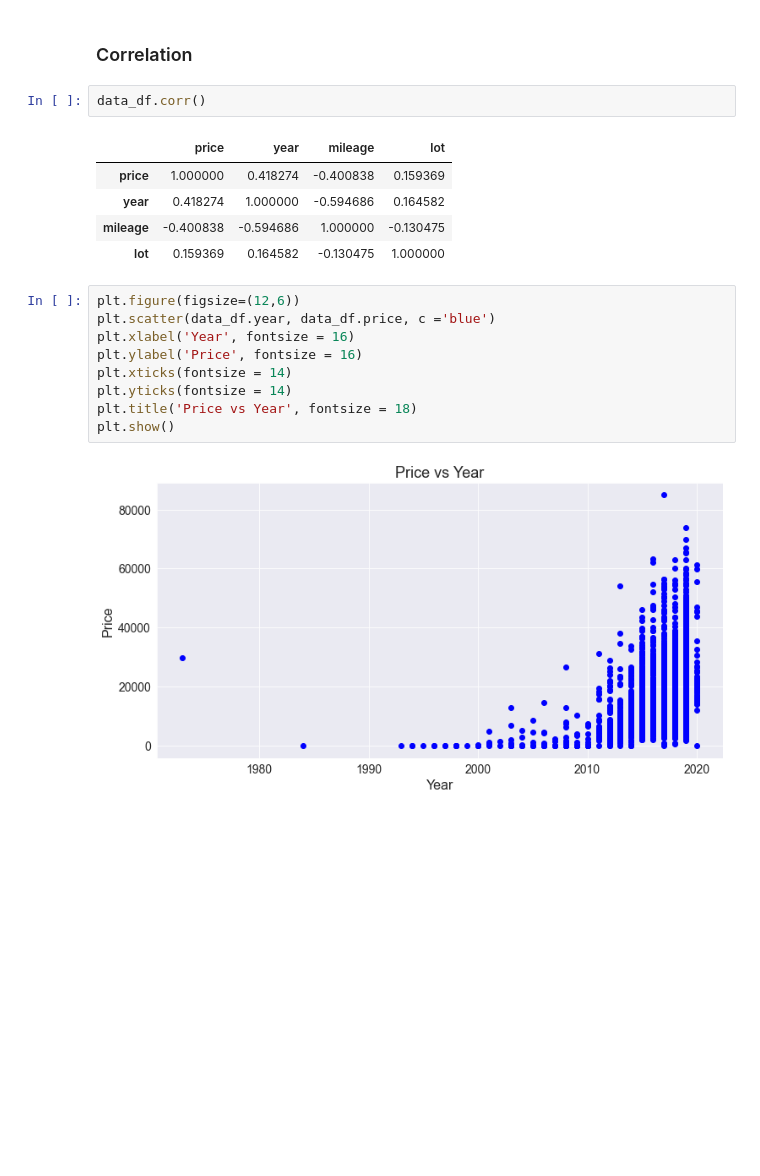
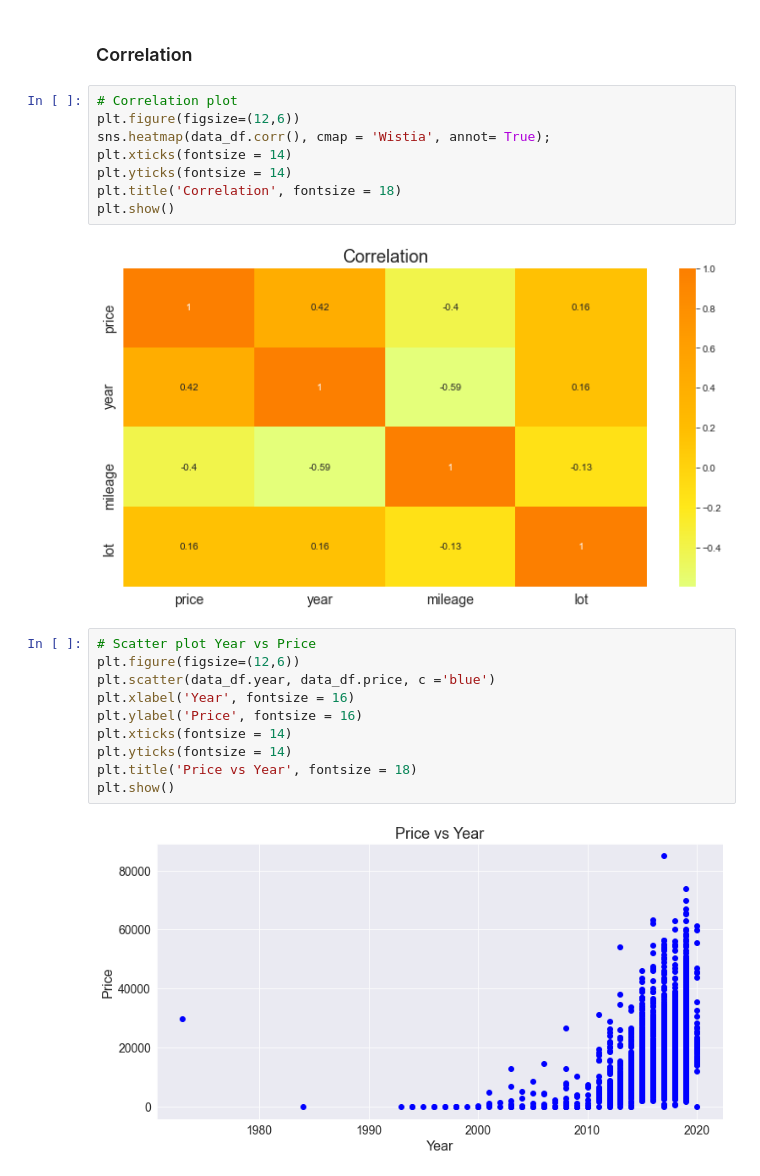
Before and after one commit to nikavgeros/Data-Science-Projects, a Jupyter notebook: US Cars Dataset/USA Cars.ipynb, the cells around one changed output. Cells and saved outputs as stored; diff of their text form; blank space fills up the shorter version.

```diff
--- a/US Cars Dataset/USA Cars.ipynb
+++ b/US Cars Dataset/USA Cars.ipynb
@@ -136,15 +130,18 @@ The p value obtained from ANOVA analysis is significant (p < 0.05), and therefor
 Note on F value: F value is inversely related to p value and higher F value (greater than F critical value) indicates a significant p value.
 # %% [markdown]
 ### Correlation
-# %%
-data_df.corr()
-# %% [output]
-|  | price | year | mileage | lot |
-| price | 1.000000 | 0.418274 | -0.400838 | 0.159369 |
-| year | 0.418274 | 1.000000 | -0.594686 | 0.164582 |
-| mileage | -0.400838 | -0.594686 | 1.000000 | -0.130475 |
-| lot | 0.159369 | 0.164582 | -0.130475 | 1.000000 |
+# %%
+# Correlation plot
+plt.figure(figsize=(12,6))
+sns.heatmap(data_df.corr(), cmap = 'Wistia', annot= True);
+plt.xticks(fontsize = 14)
+plt.yticks(fontsize = 14)
+plt.title('Correlation', fontsize = 18)
+plt.show()
+# %% [output]
+[figure, added]
 # %%
+# Scatter plot Year vs Price
 plt.figure(figsize=(12,6))
 plt.scatter(data_df.year, data_df.price, c ='blue')
 plt.xlabel('Year', fontsize = 16)
```
Also changed, not shown: parts of 9 cells of this notebook, 1 other file.
